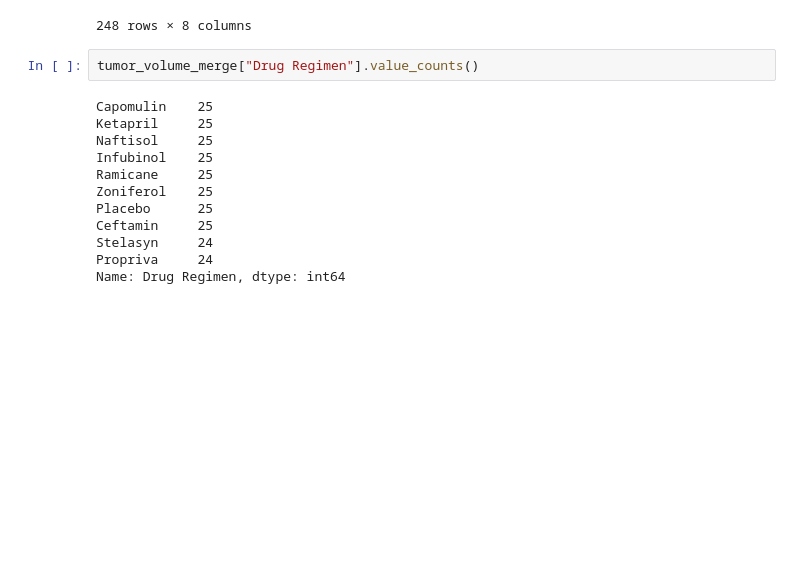
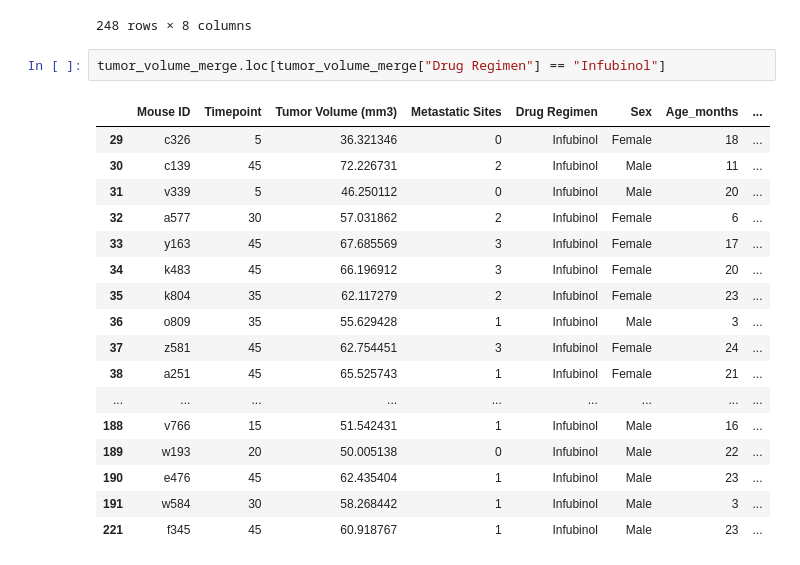
Before and after one commit to rbw9891/matplotlib_challenge, a Jupyter notebook: pymaceuticals_inc.ipynb, the cells around one changed output. Drawn from its saved outputs; the diff is of its cells as text; blank space fills up the shorter version.

```diff
--- a/pymaceuticals_inc.ipynb
+++ b/pymaceuticals_inc.ipynb
@@ -307,20 +309,26 @@ tumor_volume_merge
 | 246 | f966 | 20 | 30.485985 | 0 | Capomulin | Male | 16 | ... |
 | 247 | m601 | 45 | 28.430964 | 1 | Capomulin | Male | 22 | ... |
 248 rows × 8 columns
-# %%
-tumor_volume_merge["Drug Regimen"].value_counts()
-# %% [output]
-Capomulin    25
-Ketapril     25
-Naftisol     25
-Infubinol    25
-Ramicane     25
-Zoniferol    25
-Placebo      25
-Ceftamin     25
-Stelasyn     24
-Propriva     24
-Name: Drug Regimen, dtype: int64
+# %%
+tumor_volume_merge.loc[tumor_volume_merge["Drug Regimen"] == "Infubinol"]
+# %% [output]
+|  | Mouse ID | Timepoint | Tumor Volume (mm3) | Metastatic Sites | Drug Regimen | Sex | Age_months | ... |
+| 29 | c326 | 5 | 36.321346 | 0 | Infubinol | Female | 18 | ... |
+| 30 | c139 | 45 | 72.226731 | 2 | Infubinol | Male | 11 | ... |
+| 31 | v339 | 5 | 46.250112 | 0 | Infubinol | Male | 20 | ... |
+| 32 | a577 | 30 | 57.031862 | 2 | Infubinol | Female | 6 | ... |
+| 33 | y163 | 45 | 67.685569 | 3 | Infubinol | Female | 17 | ... |
+| 34 | k483 | 45 | 66.196912 | 3 | Infubinol | Female | 20 | ... |
+| 35 | k804 | 35 | 62.117279 | 2 | Infubinol | Female | 23 | ... |
+| 36 | o809 | 35 | 55.629428 | 1 | Infubinol | Male | 3 | ... |
+| 37 | z581 | 45 | 62.754451 | 3 | Infubinol | Female | 24 | ... |
+| 38 | a251 | 45 | 65.525743 | 1 | Infubinol | Female | 21 | ... |
+| ... | ... | ... | ... | ... | ... | ... | ... | ... |
+| 188 | v766 | 15 | 51.542431 | 1 | Infubinol | Male | 16 | ... |
+| 189 | w193 | 20 | 50.005138 | 0 | Infubinol | Male | 22 | ... |
+| 190 | e476 | 45 | 62.435404 | 1 | Infubinol | Male | 23 | ... |
+| 191 | w584 | 30 | 58.268442 | 1 | Infubinol | Male | 3 | ... |
+| 221 | f345 | 45 | 60.918767 | 1 | Infubinol | Male | 23 | ... |
 # %%
 # list of 4 most promising drug treatments
 promising_drugs = ["Capomulin", "Ramicane", "Infubinol", "Ceftamin"]
```
Also changed, not shown: parts of 4 cells of this notebook.
